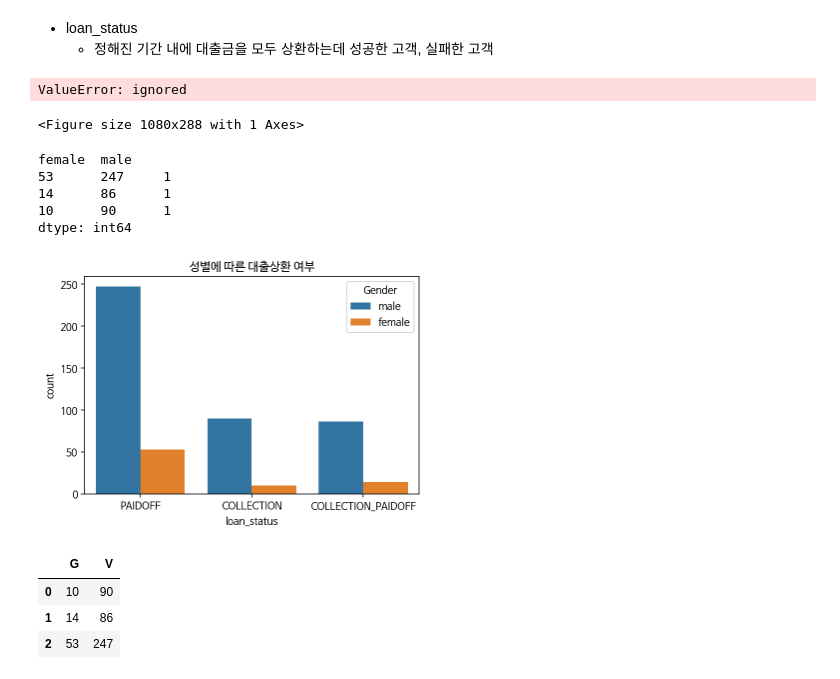
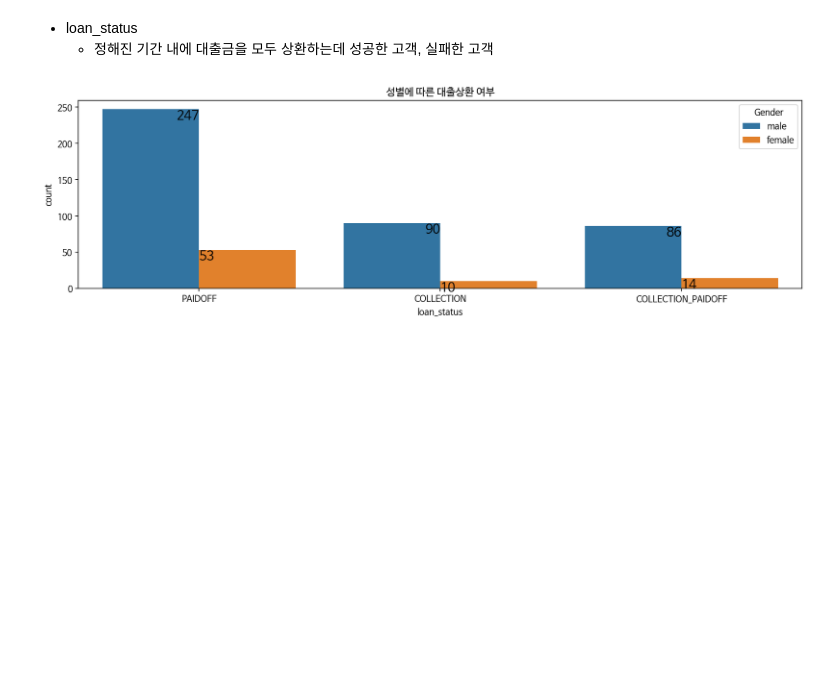
Before and after one commit to seonwoojh/KaggleStruggle, a Jupyter notebook: Kaggle_Loan_Data_Classification.ipynb, the cells around one changed output. Cells and saved outputs as stored; diff of their text form; code cells hidden in the pictures; blank space fills up the shorter version.

```diff
--- a/Kaggle_Loan_Data_Classification.ipynb
+++ b/Kaggle_Loan_Data_Classification.ipynb
@@ -164,42 +164,20 @@ df.head()
 # %%
 # 데이터레이블 표시를 위한 연산
 table_df = df.groupby(['loan_status','Gender'])['loan_status'].count().unstack().reset_index()
-table_df.columns = ['Gender', 'G','V']
-table_df2 = table_df.transpose().iloc[1:].transpose()
+table_df.columns = ['loan_stat', 'F','M']
+table_df.sort_values(ascending=False, by='M',inplace=True)
 
 # 시각화
 plt.figure(figsize=(15,4))
 plt.title('성별에 따른 대출상환 여부')
-g = sns.countplot(data=df, x='loan_status', hue='Gender',order=order)
+g = sns.countplot(data=df, x='loan_status', hue='Gender')
 
 index_no = 0
-for i, val in table_df2.iterrows():
-  Male = val["G"]
-  Female = val['V']
-  g.text(x=index_no, y=Male, s=Male, horizontalalignment='center', verticalalignment='center')
-  g.text(x=index_no, y=Female, s=Female, horizontalalignment='center',verticalalignment='center')
+for i, val in table_df.iterrows():
+  Male = val["M"]
+  Female = val['F']
+  g.text(x=index_no, y=Male, s=Male, horizontalalignment='right',verticalalignment='top',fontsize=15)
+  g.text(x=index_no, y=Female, s=Female, horizontalalignment='left', verticalalignment='top',fontsize=15)
   index_no = index_no + 1
 # %% [output]
-ValueError: ignored
-<Figure size 1080x288 with 1 Axes>
+[figure, added]
-# %%
-order = df.groupby(['loan_status','Gender'])['loan_status'].count().unstack().value_counts(sort=True)
-order
-# %% [output]
-female  male
-53      247     1
-14      86      1
-10      90      1
-dtype: int64
-# %%
-plt.title('성별에 따른 대출상환 여부')
-g = sns.countplot(data=df, x='loan_status', hue='Gender')
-# %% [output]
-[figure, removed]
-# %%
-table_df2
-# %% [output]
-|  | G | V |
-| 0 | 10 | 90 |
-| 1 | 14 | 86 |
-| 2 | 53 | 247 |
```
Also changed, not shown: parts of 9 cells of this notebook.
